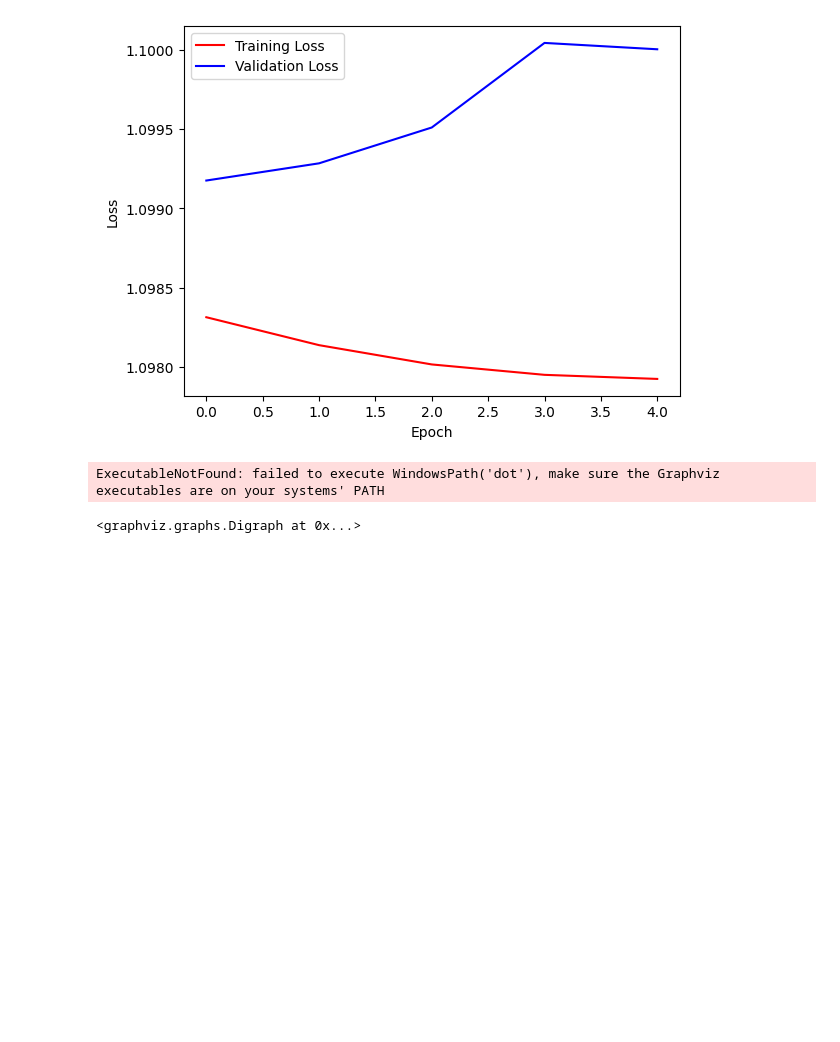
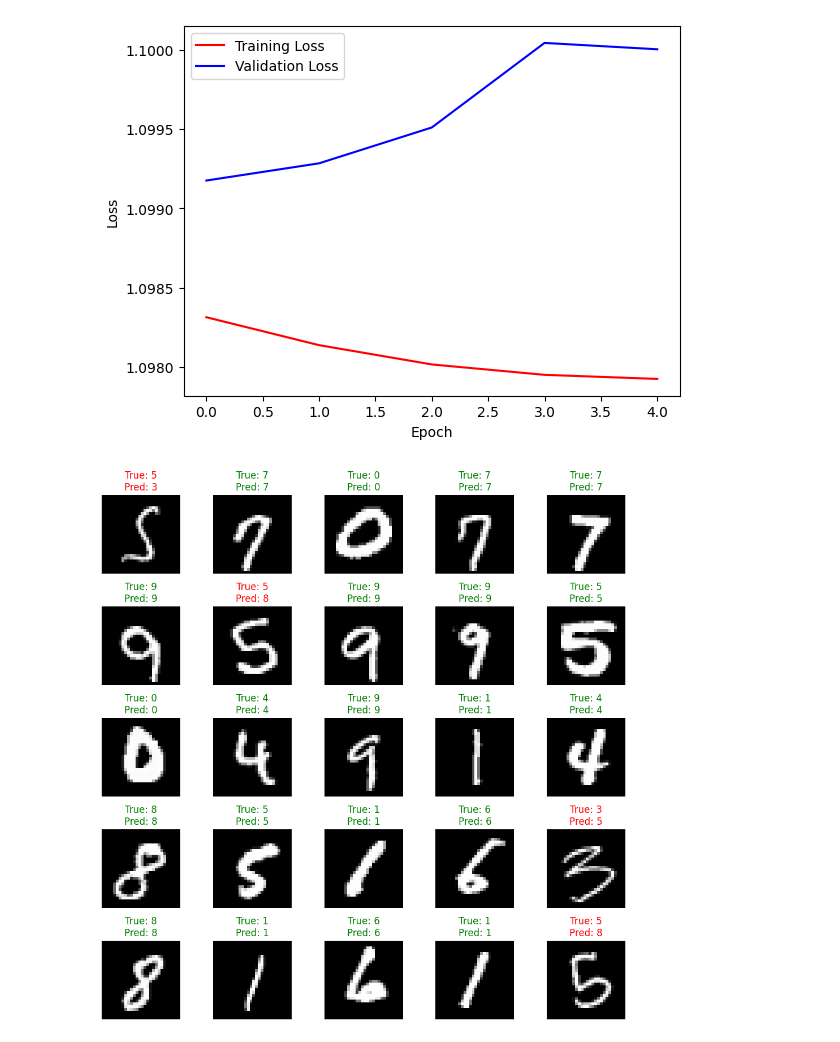
Before and after one commit to miannetopokki/IF3270_Tubes1_MachineLearning, a Jupyter notebook: src/numdiff/main.ipynb, the cells around one changed output. Cells and saved outputs as stored; diff of their text form; code cells hidden in the pictures; blank space fills up the shorter version.

```diff
--- a/src/numdiff/main.ipynb
+++ b/src/numdiff/main.ipynb
@@ -178,32 +170,38 @@ dot = draw_mlp(mlp)
 Test Accuracy: 29.00%
 [figure]
 # %%
-sample_size = 20
+SAMPLE_SIZE = 25
 
-X_sample = X_test[:sample_size]
-y_sample = y_test[:sample_size]
+random_indices = np.random.choice(len(X_test), SAMPLE_SIZE, replace=False)
+
+X_sample = X_test[random_indices]
+y_sample = y_test[random_indices]
 
 y_pred = mlp.predict(X_sample)
-
-print(f"Dimensi y_pred: {y_pred.shape}")
 
 if len(y_pred.shape) > 1:
     y_pred_labels = np.argmax(y_pred, axis=1)
 else:
     y_pred_labels = y_pred
 
 y_true_labels = np.argmax(y_sample, axis=1)
 
-fig, axes = plt.subplots(4, 5, figsize=(10, 8))
+grid_size = math.ceil(math.sqrt(SAMPLE_SIZE))
+fig, axes = plt.subplots(grid_size, grid_size, figsize=(grid_size * 2, grid_size * 2))
+
 axes = axes.flatten()
 
-for i, ax in enumerate(axes):
+for i in range(SAMPLE_SIZE):
+    ax = axes[i]
     ax.imshow(X_sample[i].reshape(28, 28), cmap="gray")
-    ax.set_title(f"True: {y_true_labels[i]}\nPred: {y_pred_labels[i]}", color="green" if y_true_labels[i] == y_pred_labels[i] else "red")
+    ax.set_title(f"True: {y_true_labels[i]}\nPred: {y_pred_labels[i]}",
+                 color="green" if y_true_labels[i] == y_pred_labels[i] else "red")
     ax.axis("off")
+
+for i in range(SAMPLE_SIZE, len(axes)):
+    axes[i].axis("off")
 
 plt.tight_layout()
 plt.show()
 # %% [output]
-ExecutableNotFound: failed to execute WindowsPath('dot'), make sure the Graphviz executables are on your systems' PATH
-<graphviz.graphs.Digraph at 0x...>
+[figure, added]
```
Also changed, not shown: parts of 22 cells of this notebook, 1 other file.
